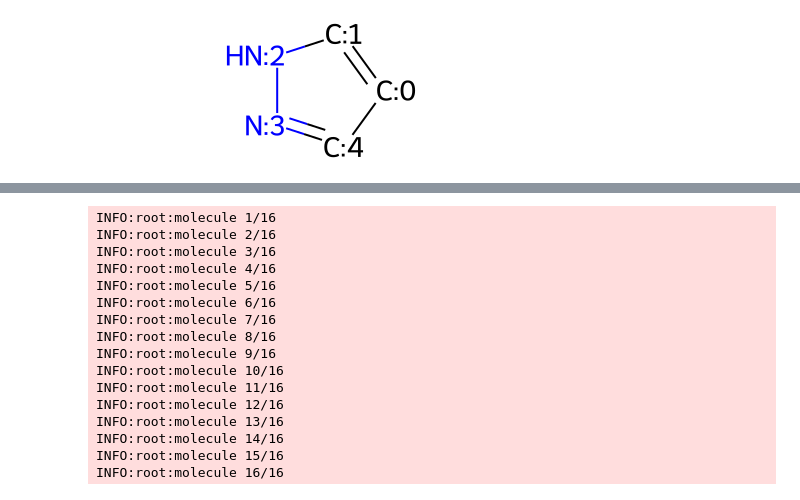
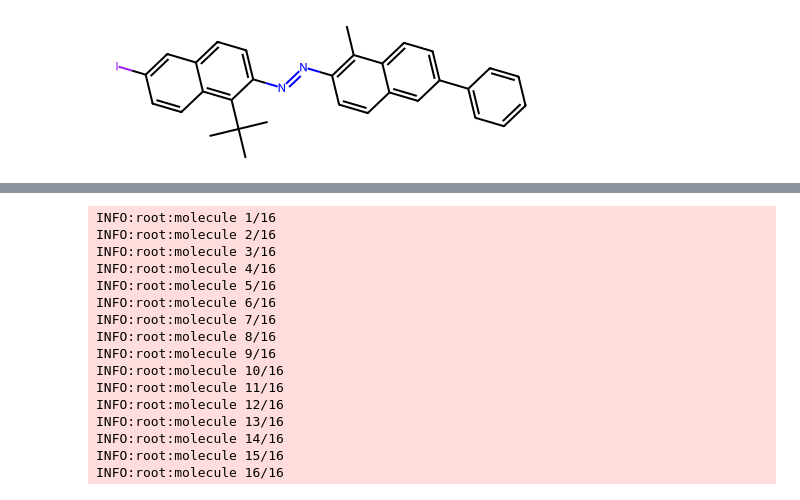
Before and after one commit to BerlinObel/xTB, a Jupyter notebook: generate_azobenzenes.ipynb, the cells around one changed output, grey strips where cells are left out. Cells and saved outputs as stored; diff of their text form; code cells hidden in the pictures.

```diff
--- a/generate_azobenzenes.ipynb
+++ b/generate_azobenzenes.ipynb
@@ -134,12 +134,12 @@ class MoleculeSet:
 
     def __len__(self):
         return len(self._molecules)
-# %%
-sub = Chem.MolFromSmiles('C1=CNN=C1')
-add_atom_numbers(sub)
-sub
-# %% [output]
-[figure, removed]
+# %%
+sub = Chem.MolFromSmiles('Cc1c(/N=N/c2ccc3cc(I)ccc3c2C(C)(C)C)ccc2cc(-c3ccccc3)ccc12')
+#add_atom_numbers(sub)
+sub
+# %% [output]
+[figure, added]
 # %%
 # Generate SMILES for substituents
 # each element in the list is a tuple: (substituent, connecting atom index, bond type)
```
Also changed, not shown: parts of 15 cells of this notebook, 8 other files.
